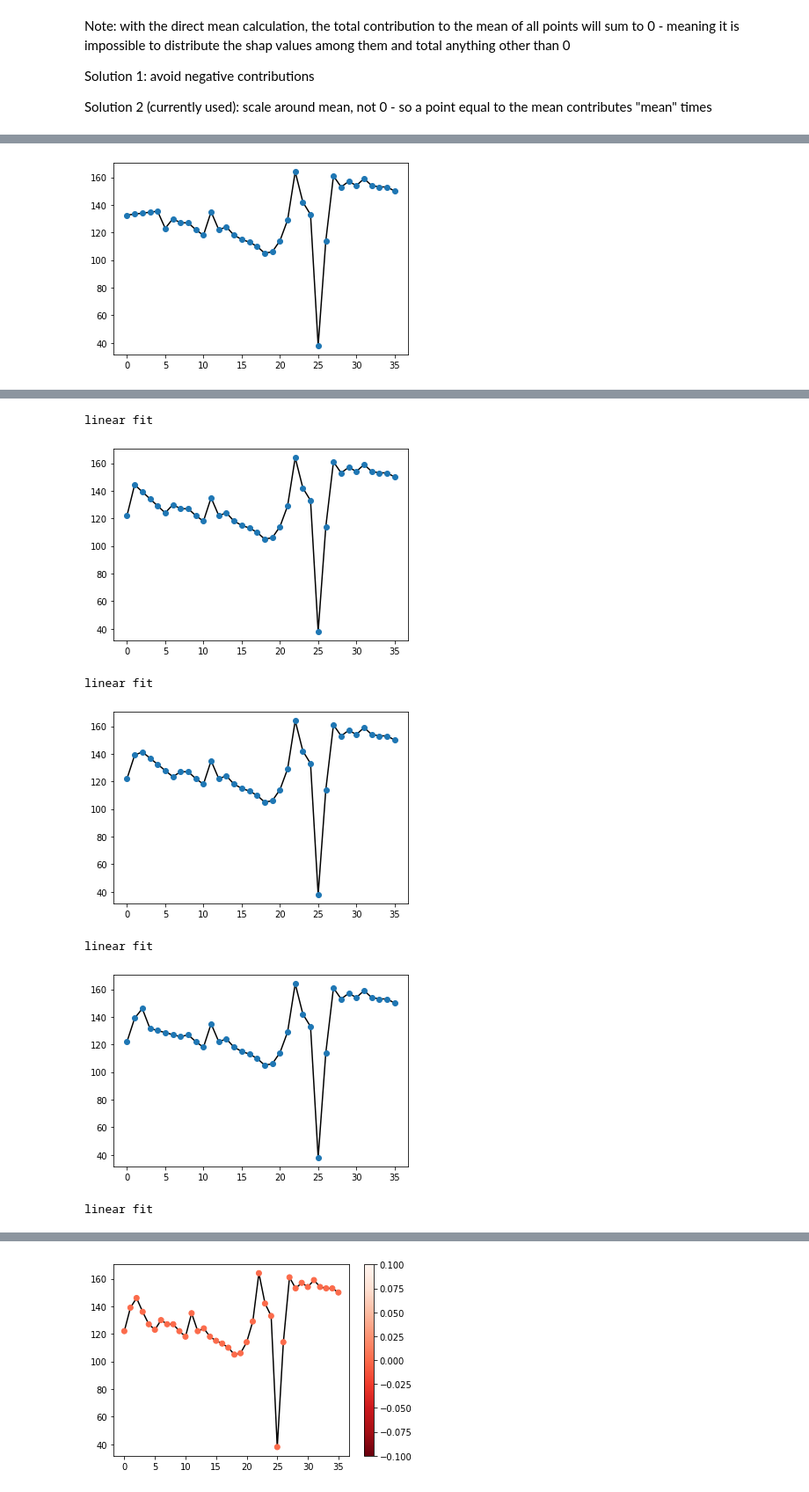
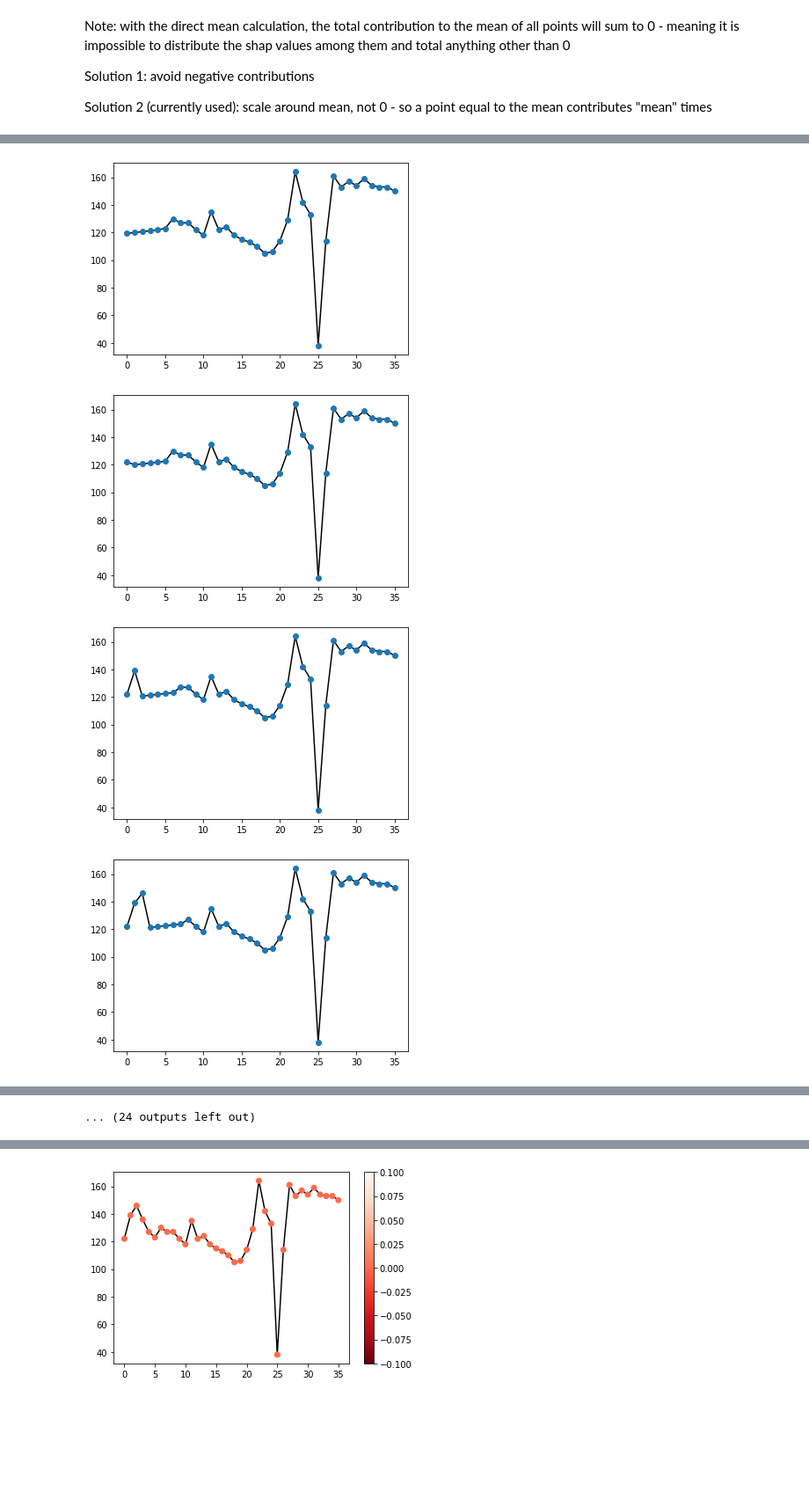
Before and after one commit to sibyl-dev/VBridge, a Jupyter notebook: notebooks/explaining_signals.ipynb, the cells around one changed output, grey strips where cells are left out. Shown at 88% size. Cells and saved outputs as stored; diff of their text form; code cells hidden in the pictures; blank space fills up the shorter version.

Commit message:
Added linear curve fitting on full signal

```diff
--- a/notebooks/explaining_signals.ipynb
+++ b/notebooks/explaining_signals.ipynb
@@ -147,6 +147,12 @@ def occlude(signal, algorithm, start, size):
         coeffs = np.polyfit(np.arange(current_window_size), occluded[start:start+size], 1)
         poly = np.poly1d(coeffs)
         occluded[start:start+size] = poly(np.arange(current_window_size))
+        return occluded
+
+    if algorithm == "full_linear_fit":
+        coeffs = np.polyfit(np.arange(len(signal)), signal, 1)
+        poly = np.poly1d(coeffs)
+        occluded[start:start+size] = poly(np.arange(start, min(start+size, len(signal))))
         return occluded
 
     if algorithm == "mean":
@@ -221,14 +227,18 @@ def occlusion_explain(record_id, feature_table_name, primitive, feature_name, un
 # %%
 pulse_id = get_record_id_from_name("Pulse", "SURGERY_VITAL_SIGNS")
 pulse_feature_name_mean = "MEAN(SURGERY_VITAL_SIGNS.VALUE WHERE ITEMID = %s)" % (pulse_id)
 pulse_feature_name_std = "STD(SURGERY_VITAL_SIGNS.VALUE WHERE ITEMID = %s)" % (pulse_id)
 pulse_feature_name_trend = "TREND(SURGERY_VITAL_SIGNS.VALUE, MONITOR_TIME WHERE ITEMID = %s)" % (pulse_id)
 
 pulse_contributions, pulse_signal = occlusion_explain(pulse_id, "SURGERY_VITAL_SIGNS", ft.primitives.Std(),
-                                                      pulse_feature_name_trend, 885705, return_signal=True, record_format=False)
+                                                      pulse_feature_name_trend, 885705, return_signal=True,
+                                                      record_format=False, algorithm="full_linear_fit")
 
 record_contributions = occlusion_explain(pulse_id, "SURGERY_VITAL_SIGNS", ft.primitives.Std(),
                                          pulse_feature_name_trend, 885705)
 visualize_signal(pulse_signal, c=pulse_contributions)
 # %% [output]
-[figure, old version]
+[figure, new version]
+[figure, new version]
+[figure, new version]
+[figure, new version]
@@ -235,7 +253 @@ visualize_signal(pulse_signal, c=pulse_contributions)
-linear fit
+... (24 outputs left out)
-[figure, old version]
-linear fit
-[figure, old version]
-linear fit
-[figure, old version]
-linear fit
```
Also changed, not shown: parts of 1 cell of this notebook.
